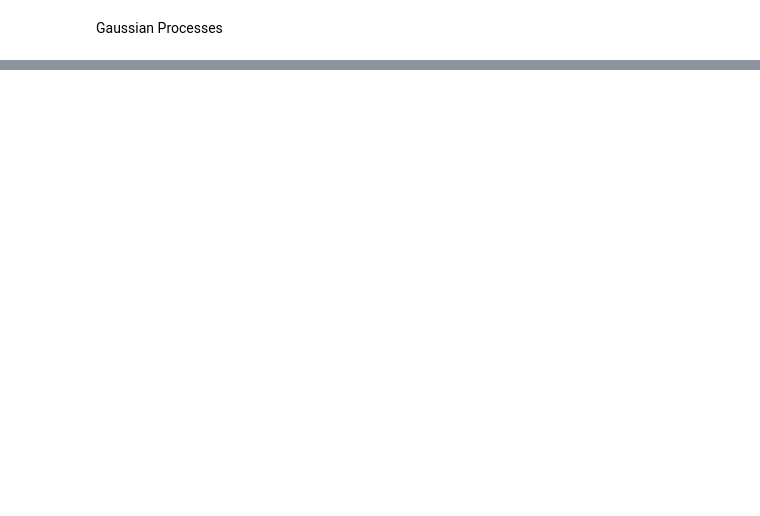
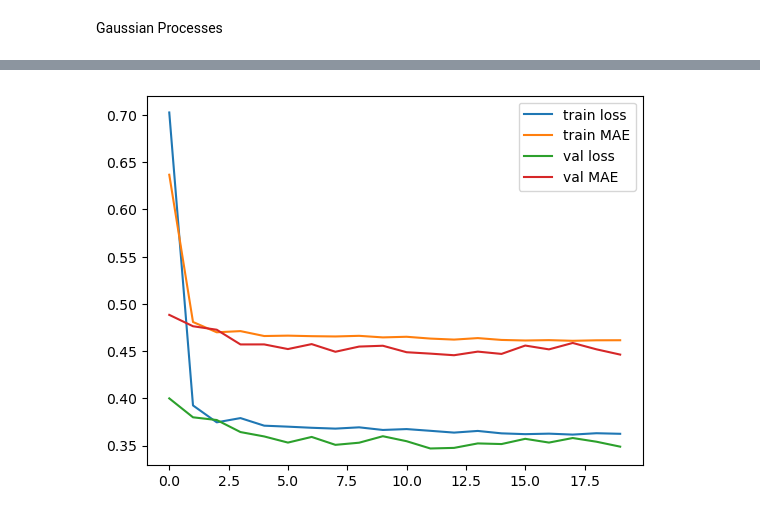
Before and after one commit to Marc-CC/Teen-Obesity-predictor-App, a Jupyter notebook: ML_models_tfm.ipynb, the cells around one changed output, grey strips where cells are left out. Cells and saved outputs as stored; diff of their text form; code cells hidden in the pictures; blank space fills up the shorter version.

```diff
--- a/ML_models_tfm.ipynb
+++ b/ML_models_tfm.ipynb
@@ -744,0 +879,9 @@ Gaussian Processes
+# %%
+reduced_gru_model = tf.keras.models.Sequential()
+reduced_gru_model.add(tf.keras.layers.Input(shape=(12, 4)))
+reduced_gru_model.add(tf.keras.layers.Masking(mask_value=999.0))
+reduced_gru_model.add(tf.keras.layers.GRU(64))
+reduced_gru_model.add(tf.keras.layers.Dense(1, activation='linear'))
+reduced_gru_model.compile(optimizer='adam', loss='mse', metrics=['mae'])
+# %%
+reduced_GRU_model = reduced_gru_model.fit(reduced_lstm_xtrain, reduced_ytrain, epochs=20, batch_size=32, validation_split = 0.2)
@@ -744,0 +906,9 @@ Gaussian Processes
+# %%
+plt.plot(reduced_GRU_model.history['loss'], label='train loss')
+plt.plot(reduced_GRU_model.history['mae'], label='train MAE')
+plt.plot(reduced_GRU_model.history['val_loss'], label='val loss')
+plt.plot(reduced_GRU_model.history['val_mae'], label='val MAE')
+plt.legend()
+plt.show()
+# %% [output]
+[figure, added]
```
Also changed, not shown: parts of 75 cells of this notebook, 1 other file.
